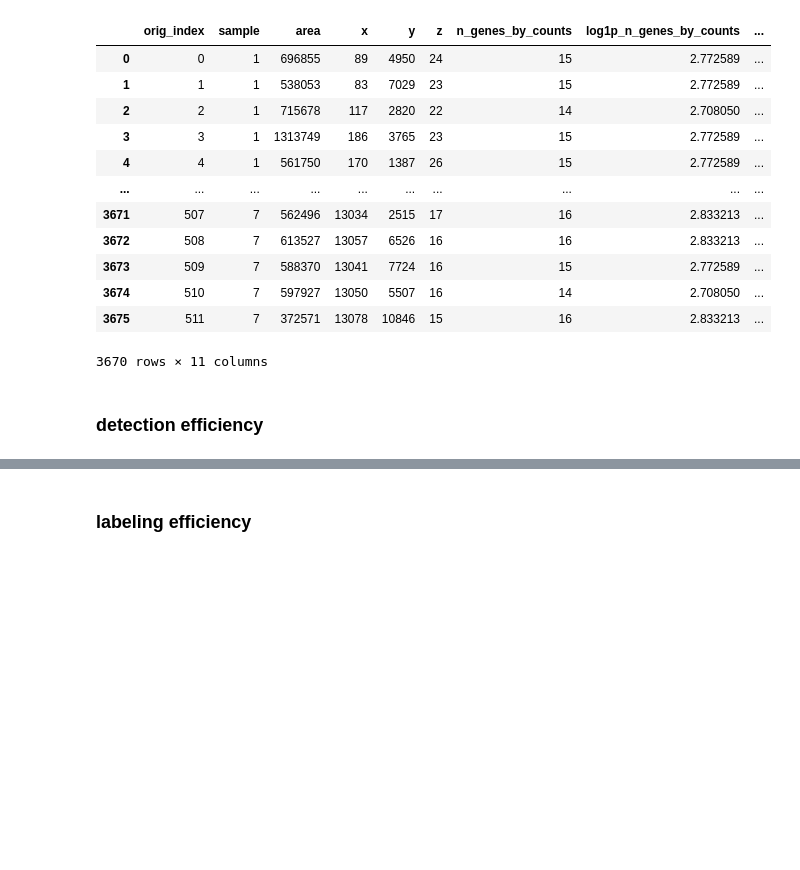
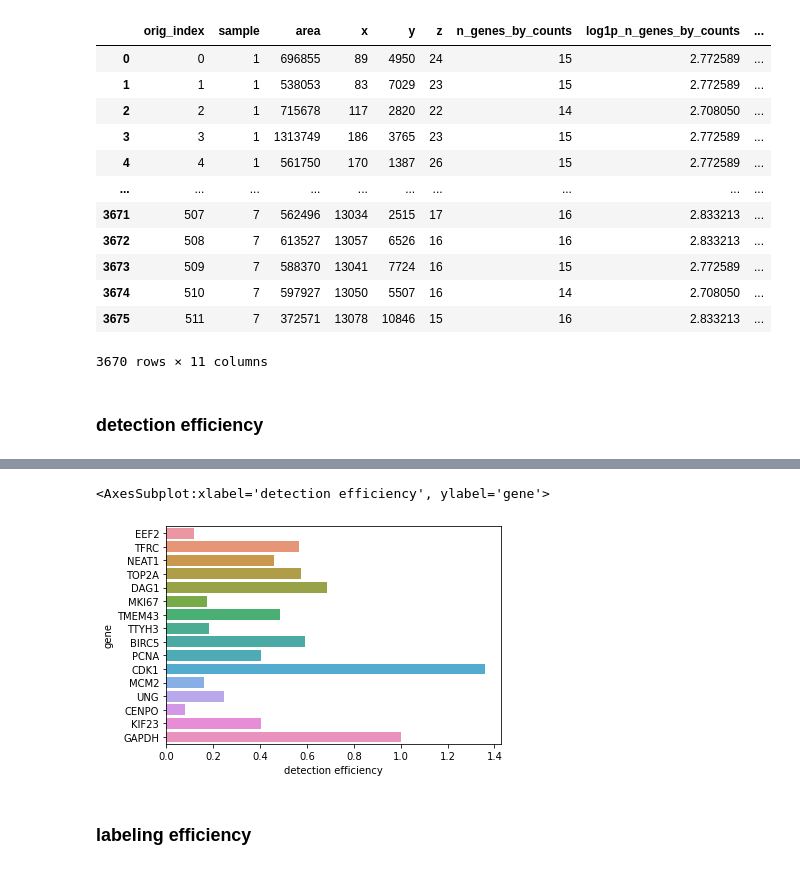
Before and after one commit to wanglab-broad/TEMPOmap, a Jupyter notebook: revision/reads/detection&label_efficiency.ipynb, the cells around one changed output, grey strips where cells are left out. Drawn from its saved outputs; the diff is of its cells as text; code cells hidden in the pictures; blank space fills up the shorter version.

```diff
--- a/revision/reads/detection&label_efficiency.ipynb
+++ b/revision/reads/detection&label_efficiency.ipynb
@@ -100,3 +107,8 @@ sns.histplot(detec_effi)
+# %%
+sns.barplot(data=df_detec, y='gene', x='detection efficiency')
+# %% [output]
+<AxesSubplot:xlabel='detection efficiency', ylabel='gene'>
+[figure, added]
 # %% [markdown]
 ### labeling efficiency
 # %%
```
Also changed, not shown: parts of 14 cells of this notebook, 3 other files.
